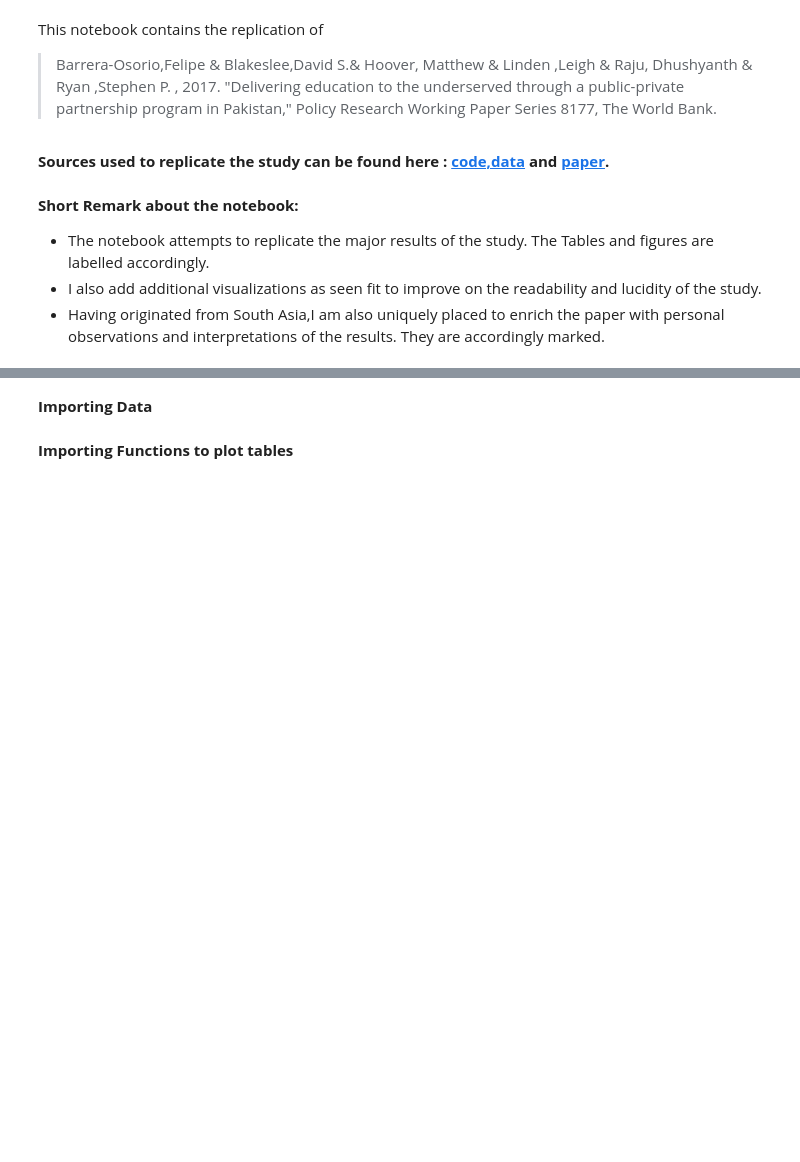
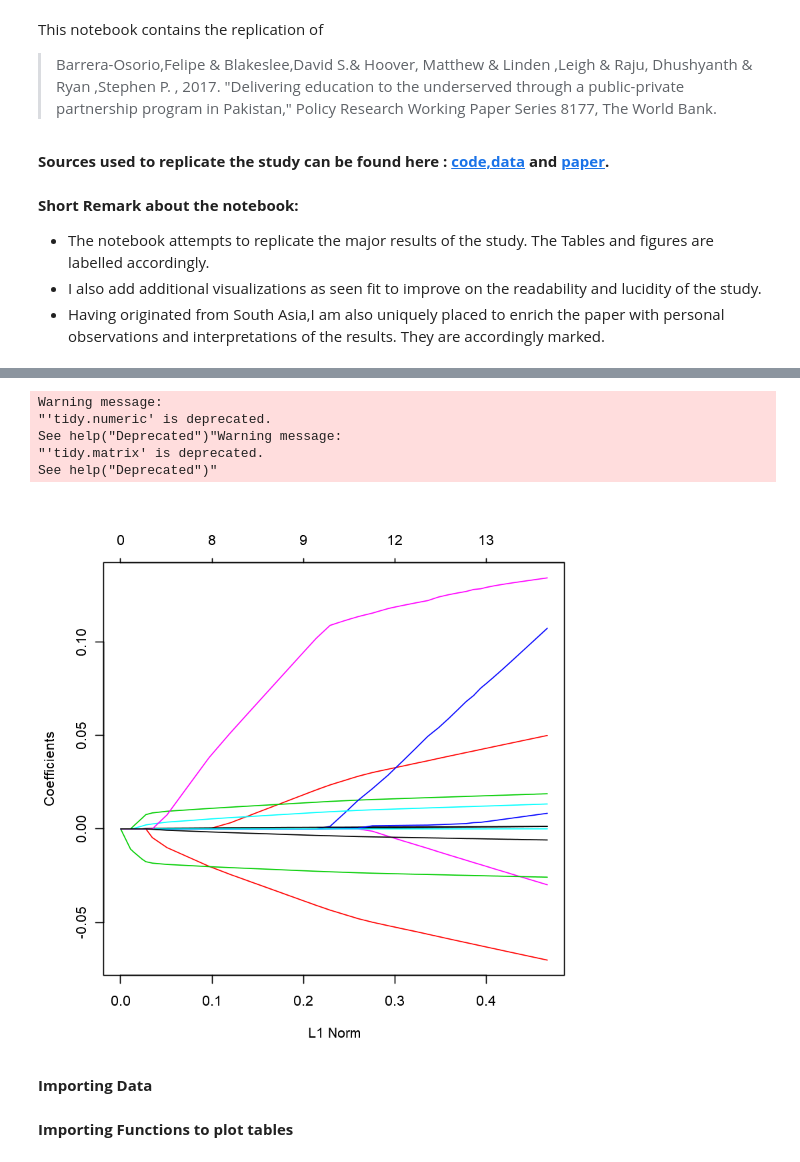
Before and after one commit to Abraham-newbie/Replication, a Jupyter notebook: project.ipynb, the cells around one changed output, grey strips where cells are left out. Drawn from its saved outputs; the diff is of its cells as text; code cells hidden in the pictures; blank space fills up the shorter version.

```diff
--- a/project.ipynb
+++ b/project.ipynb
@@ -38,0 +96,11 @@ invisible(capture.output(lapply(Packages, library, character.only = TRUE)))
+# %%
+
+
+z<-double_lasso_penalization_function(child_data)
+# %% [output]
+Warning message:
+"'tidy.numeric' is deprecated.
+See help("Deprecated")"Warning message:
+"'tidy.matrix' is deprecated.
+See help("Deprecated")"
+[figure, added]
```
Also changed, not shown: parts of 31 cells of this notebook, 10 other files.
